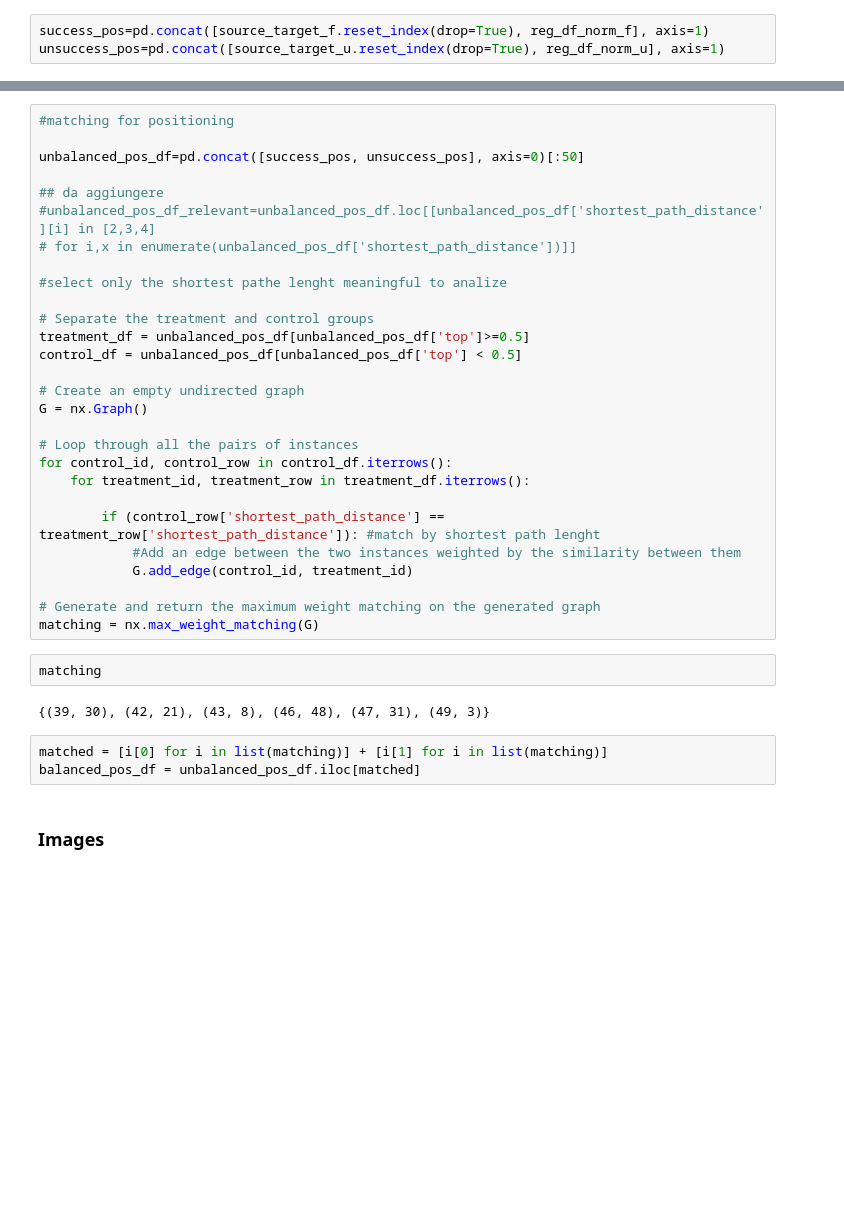
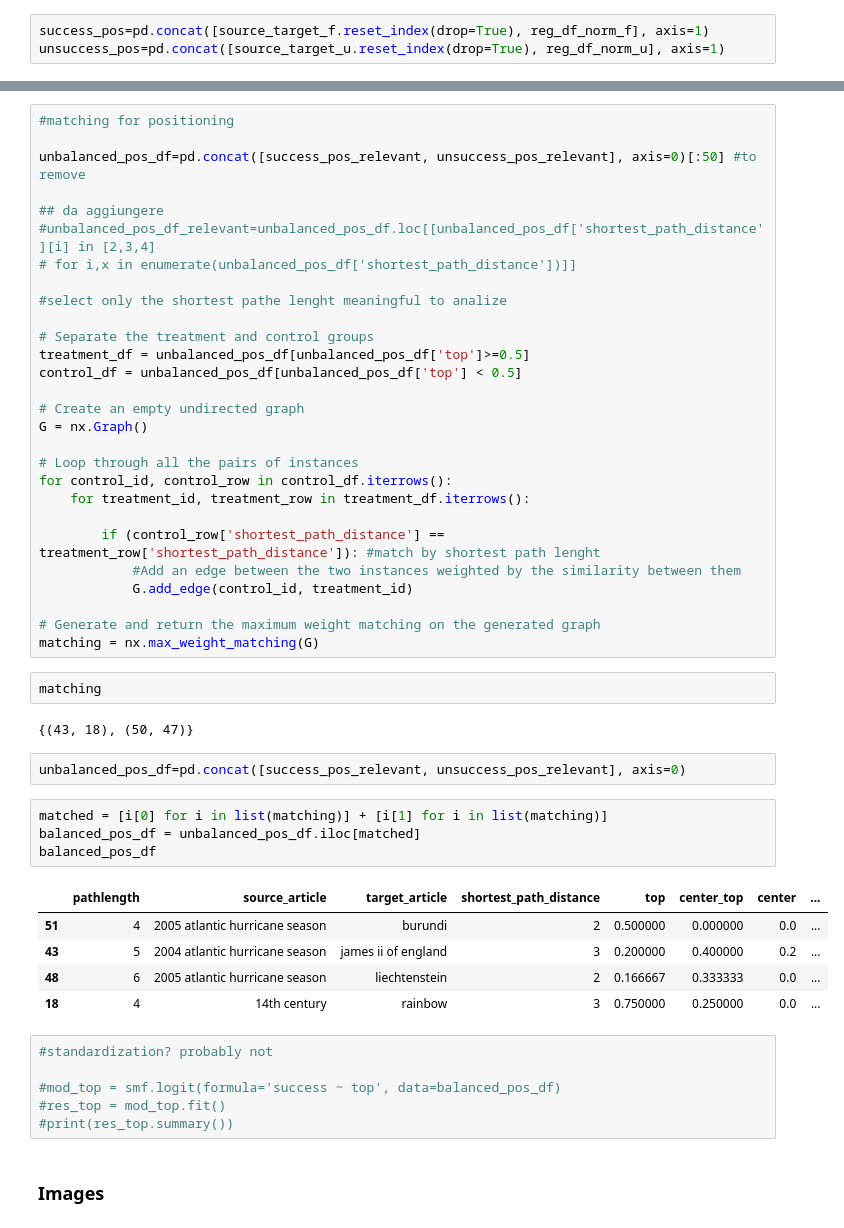
Before and after one commit to epfl-ada/ada-2022-project-theadalyzers, a Jupyter notebook: P2.ipynb, the cells around one changed output, grey strips where cells are left out. Drawn from its saved outputs; the diff is of its cells as text; blank space fills up the shorter version.

```diff
--- a/P2.ipynb
+++ b/P2.ipynb
@@ -1236,7 +1236,7 @@ import statsmodels.formula.api as smf
 # %%
 #matching for positioning
 
-unbalanced_pos_df=pd.concat([success_pos, unsuccess_pos], axis=0)[:50]
+unbalanced_pos_df=pd.concat([success_pos_relevant, unsuccess_pos_relevant], axis=0)[:50] #to remove
 
 ## da aggiungere
 #unbalanced_pos_df_relevant=unbalanced_pos_df.loc[[unbalanced_pos_df['shortest_path_distance'][i] in [2,3,4]
@@ -1261,13 +1261,28 @@ for control_id, control_row in control_df.iterrows():
 
 # Generate and return the maximum weight matching on the generated graph
 matching = nx.max_weight_matching(G)
-# %%
-matching
-# %% [output]
-{(39, 30), (42, 21), (43, 8), (46, 48), (47, 31), (49, 3)}
-# %%
-matched = [i[0] for i in list(matching)] + [i[1] for i in list(matching)]
-balanced_pos_df = unbalanced_pos_df.iloc[matched]
+# %%
+matching
+# %% [output]
+{(43, 18), (50, 47)}
+# %%
+unbalanced_pos_df=pd.concat([success_pos_relevant, unsuccess_pos_relevant], axis=0)
+# %%
+matched = [i[0] for i in list(matching)] + [i[1] for i in list(matching)]
+balanced_pos_df = unbalanced_pos_df.iloc[matched]
+balanced_pos_df
+# %% [output]
+|  | pathlength | source_article | target_article | shortest_path_distance | top | center_top | center | ... |
+| 51 | 4 | 2005 atlantic hurricane season | burundi | 2 | 0.500000 | 0.000000 | 0.0 | ... |
+| 43 | 5 | 2004 atlantic hurricane season | james ii of england | 3 | 0.200000 | 0.400000 | 0.2 | ... |
+| 48 | 6 | 2005 atlantic hurricane season | liechtenstein | 2 | 0.166667 | 0.333333 | 0.0 | ... |
+| 18 | 4 | 14th century | rainbow | 3 | 0.750000 | 0.250000 | 0.0 | ... |
+# %%
+#standardization? probably not
+
+#mod_top = smf.logit(formula='success ~ top', data=balanced_pos_df)
+#res_top = mod_top.fit()
+#print(res_top.summary())
 # %% [markdown]
 ### Images
 # %%
```
Also changed, not shown: parts of 40 cells of this notebook.
